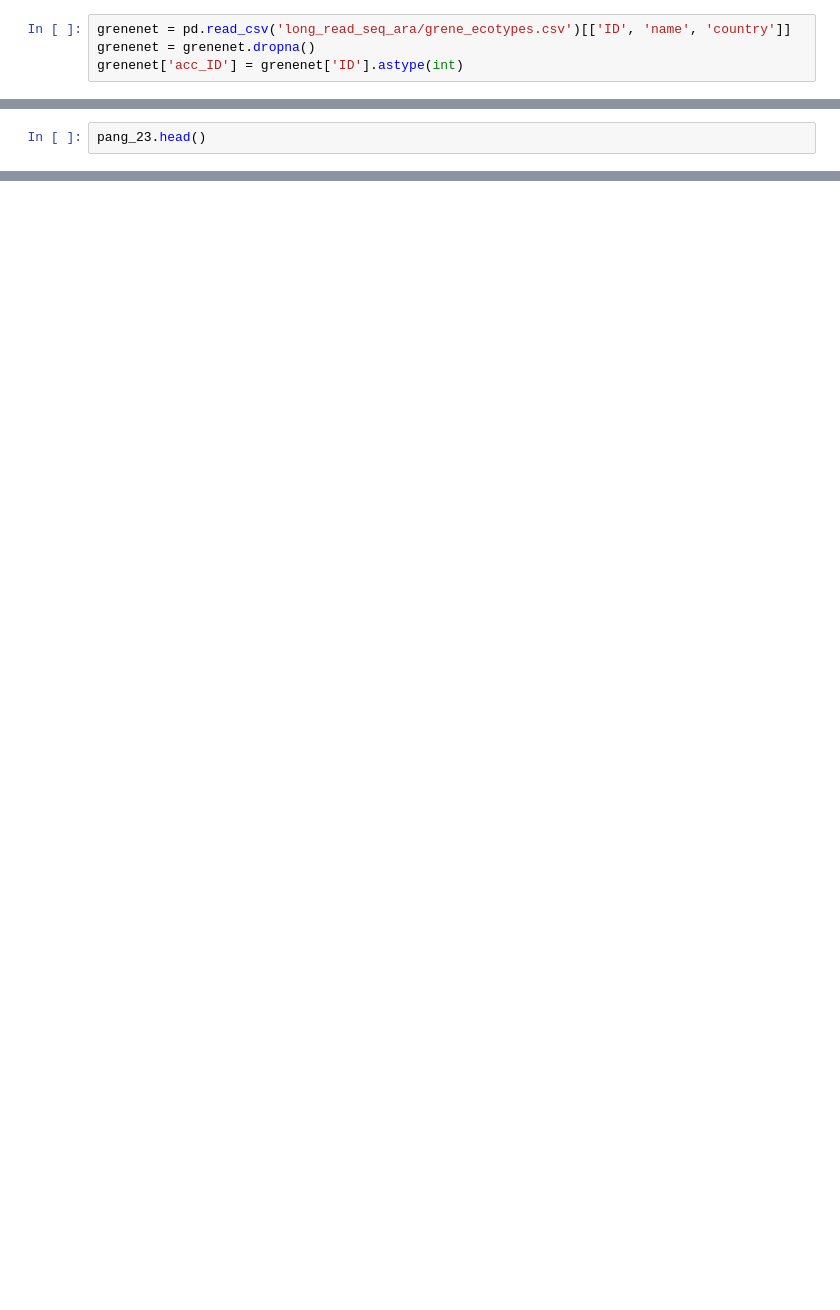
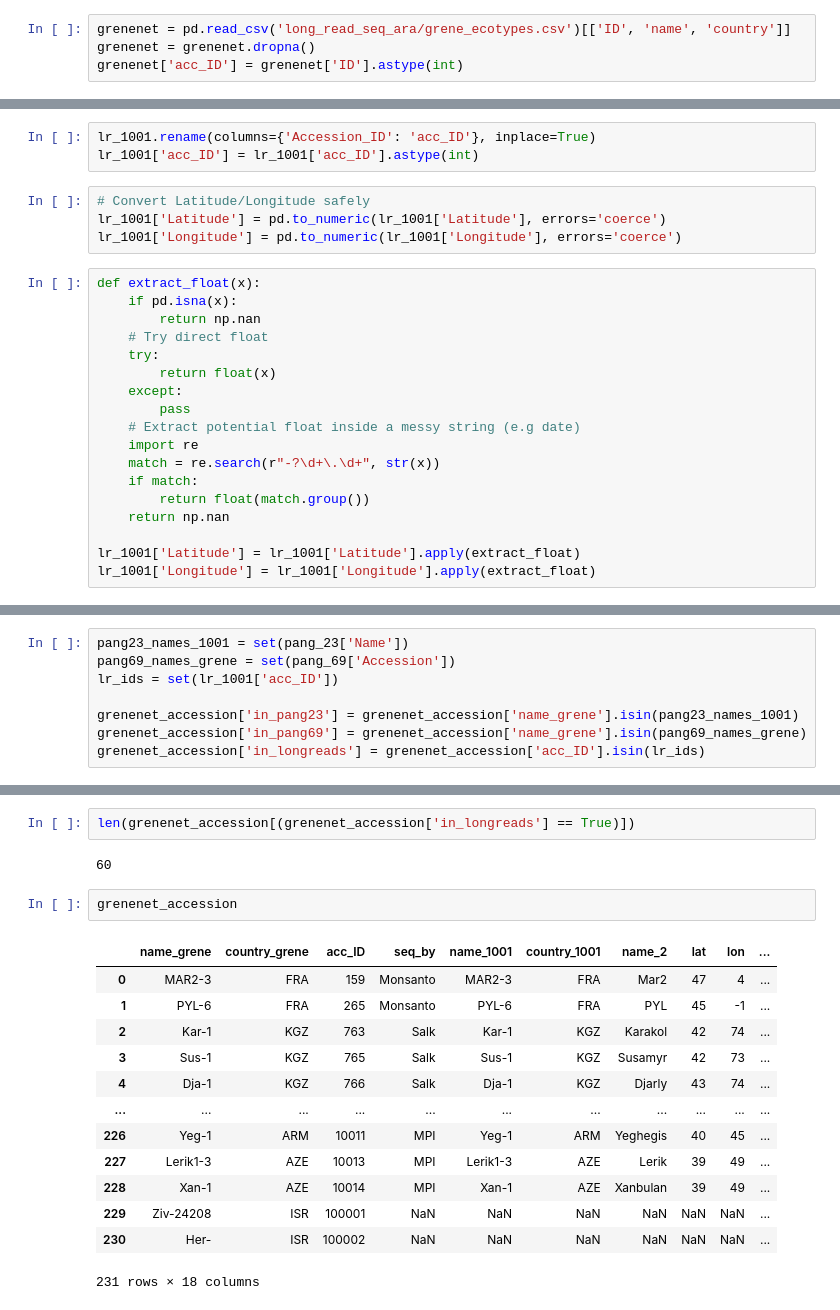
Before and after one commit to Tatianabellagio/pang, a Jupyter notebook: data_expl.ipynb, the cells around one changed output, grey strips where cells are left out. Cells and saved outputs as stored; diff of their text form; blank space fills up the shorter version.

Commit message:
exploring accessions overlap

```diff
--- a/data_expl.ipynb
+++ b/data_expl.ipynb
@@ -59,0 +76,25 @@ lr_1001.head()
+# %%
+lr_1001.rename(columns={'Accession_ID': 'acc_ID'}, inplace=True)
+lr_1001['acc_ID'] = lr_1001['acc_ID'].astype(int)
+# %%
+# Convert Latitude/Longitude safely
+lr_1001['Latitude'] = pd.to_numeric(lr_1001['Latitude'], errors='coerce')
+lr_1001['Longitude'] = pd.to_numeric(lr_1001['Longitude'], errors='coerce')
+# %%
+def extract_float(x):
+    if pd.isna(x):
+        return np.nan
+    # Try direct float
+    try:
+        return float(x)
+    except:
+        pass
+    # Extract potential float inside a messy string (e.g date)
+    import re
+    match = re.search(r"-?\d+\.\d+", str(x))
+    if match:
+        return float(match.group())
+    return np.nan
+
+lr_1001['Latitude'] = lr_1001['Latitude'].apply(extract_float)
+lr_1001['Longitude'] = lr_1001['Longitude'].apply(extract_float)
@@ -60,2 +123,8 @@ lr_1001.head()
 # %%
-pang_23.head()
+pang23_names_1001 = set(pang_23['Name'])
+pang69_names_grene = set(pang_69['Accession'])
+lr_ids = set(lr_1001['acc_ID'])
+
+grenenet_accession['in_pang23'] = grenenet_accession['name_grene'].isin(pang23_names_1001)
+grenenet_accession['in_pang69'] = grenenet_accession['name_grene'].isin(pang69_names_grene)
+grenenet_accession['in_longreads'] = grenenet_accession['acc_ID'].isin(lr_ids)
@@ -77,0 +197,20 @@ pang_69.head()
+# %%
+len(grenenet_accession[(grenenet_accession['in_longreads'] == True)])
+# %% [output]
+60
+# %%
+grenenet_accession
+# %% [output]
+|  | name_grene | country_grene | acc_ID | seq_by | name_1001 | country_1001 | name_2 | lat | lon | ... |
+| 0 | MAR2-3 | FRA | 159 | Monsanto | MAR2-3 | FRA | Mar2 | 47 | 4 | ... |
+| 1 | PYL-6 | FRA | 265 | Monsanto | PYL-6 | FRA | PYL | 45 | -1 | ... |
+| 2 | Kar-1 | KGZ | 763 | Salk | Kar-1 | KGZ | Karakol | 42 | 74 | ... |
+| 3 | Sus-1 | KGZ | 765 | Salk | Sus-1 | KGZ | Susamyr | 42 | 73 | ... |
+| 4 | Dja-1 | KGZ | 766 | Salk | Dja-1 | KGZ | Djarly | 43 | 74 | ... |
+| ... | ... | ... | ... | ... | ... | ... | ... | ... | ... | ... |
+| 226 | Yeg-1 | ARM | 10011 | MPI | Yeg-1 | ARM | Yeghegis | 40 | 45 | ... |
+| 227 | Lerik1-3 | AZE | 10013 | MPI | Lerik1-3 | AZE | Lerik | 39 | 49 | ... |
+| 228 | Xan-1 | AZE | 10014 | MPI | Xan-1 | AZE | Xanbulan | 39 | 49 | ... |
+| 229 | Ziv-24208 | ISR | 100001 | NaN | NaN | NaN | NaN | NaN | NaN | ... |
+| 230 | Her- | ISR | 100002 | NaN | NaN | NaN | NaN | NaN | NaN | ... |
+231 rows × 18 columns
```
Also changed, not shown: parts of 53 cells of this notebook.
